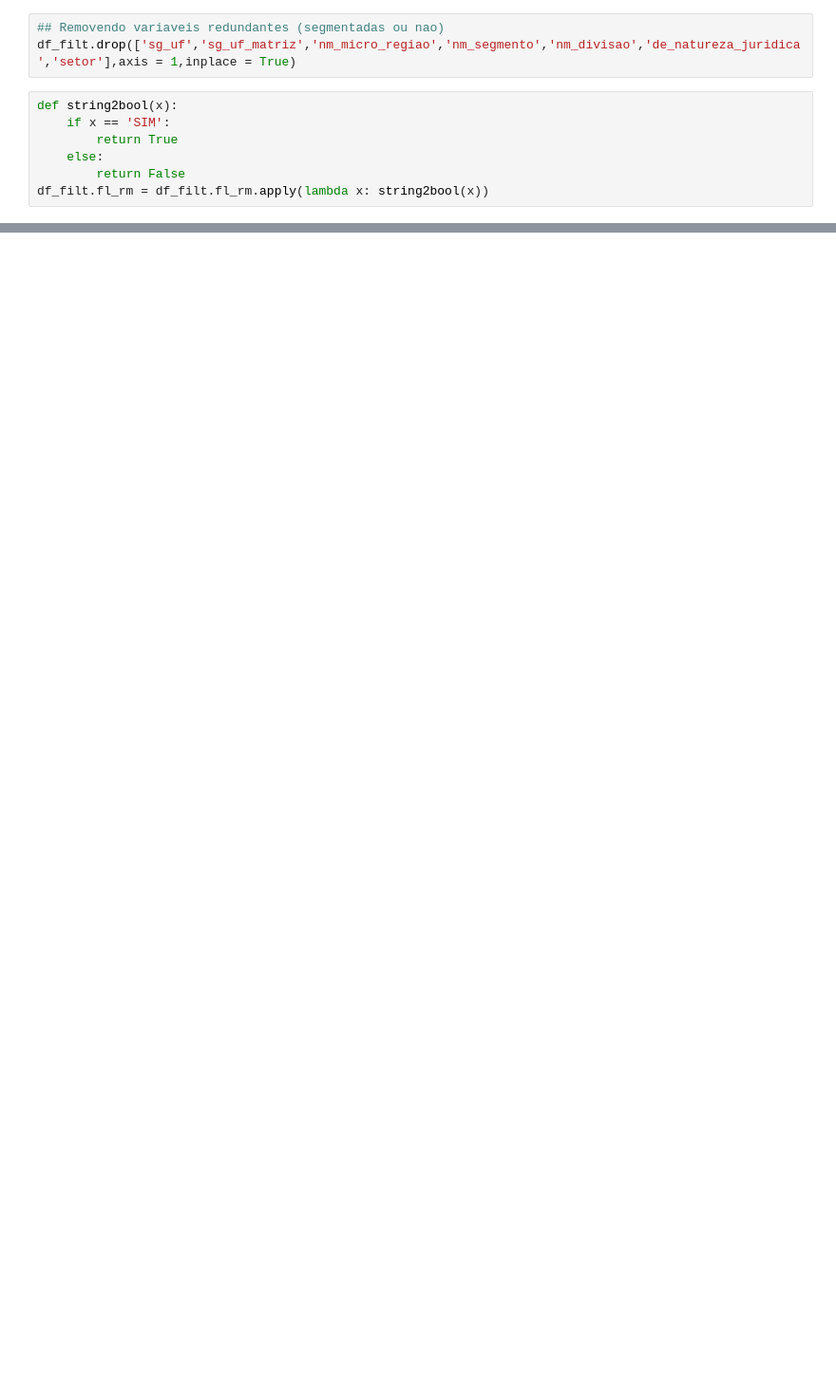
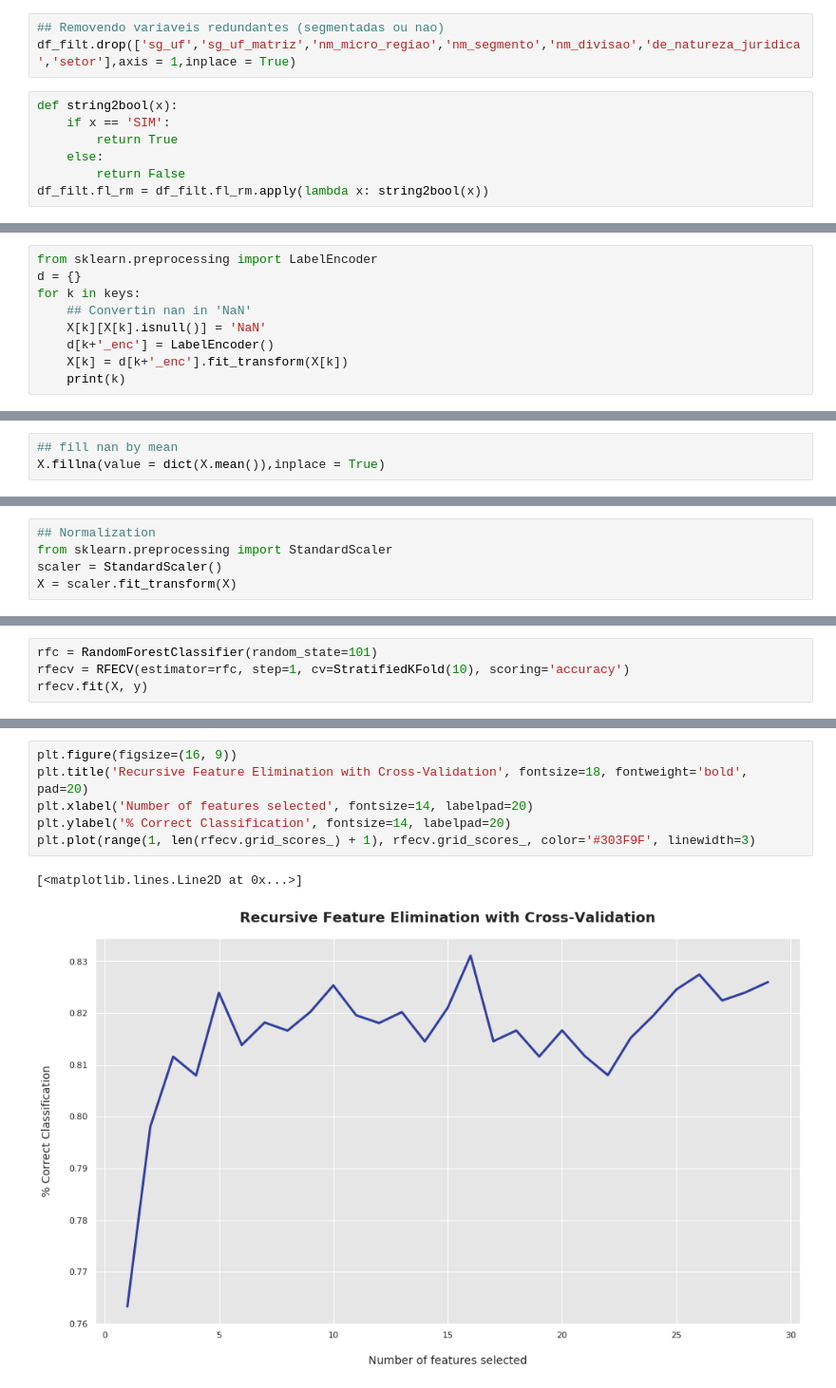
Before and after one commit to codenation-dev/squad-2-ad-data-science-banco-inter-1, a Jupyter notebook: notebooks/analise_db.ipynb, the cells around one changed output, grey strips where cells are left out. Shown: that part at 95% size. Cells and saved outputs as stored; diff of their text form; blank space fills up the shorter version.

```diff
--- a/notebooks/analise_db.ipynb
+++ b/notebooks/analise_db.ipynb
@@ -388,0 +386,9 @@ memory usage: 278.9+ KB
+# %%
+from sklearn.preprocessing import LabelEncoder
+d = {}
+for k in keys:
+    ## Convertin nan in 'NaN'
+    X[k][X[k].isnull()] = 'NaN'
+    d[k+'_enc'] = LabelEncoder()
+    X[k] = d[k+'_enc'].fit_transform(X[k])
+    print(k)
@@ -388,0 +412,3 @@ memory usage: 278.9+ KB
+# %%
+## fill nan by mean
+X.fillna(value = dict(X.mean()),inplace = True)
@@ -388,0 +440,5 @@ memory usage: 278.9+ KB
+# %%
+## Normalization
+from sklearn.preprocessing import StandardScaler
+scaler = StandardScaler()
+X = scaler.fit_transform(X)
@@ -388,0 +451,4 @@ memory usage: 278.9+ KB
+# %%
+rfc = RandomForestClassifier(random_state=101)
+rfecv = RFECV(estimator=rfc, step=1, cv=StratifiedKFold(10), scoring='accuracy')
+rfecv.fit(X, y)
@@ -388,0 +473,9 @@ memory usage: 278.9+ KB
+# %%
+plt.figure(figsize=(16, 9))
+plt.title('Recursive Feature Elimination with Cross-Validation', fontsize=18, fontweight='bold', pad=20)
+plt.xlabel('Number of features selected', fontsize=14, labelpad=20)
+plt.ylabel('% Correct Classification', fontsize=14, labelpad=20)
+plt.plot(range(1, len(rfecv.grid_scores_) + 1), rfecv.grid_scores_, color='#303F9F', linewidth=3)
+# %% [output]
+[<matplotlib.lines.Line2D at 0x...>]
+[figure, added]
```
Also changed, not shown: parts of 20 cells of this notebook.
